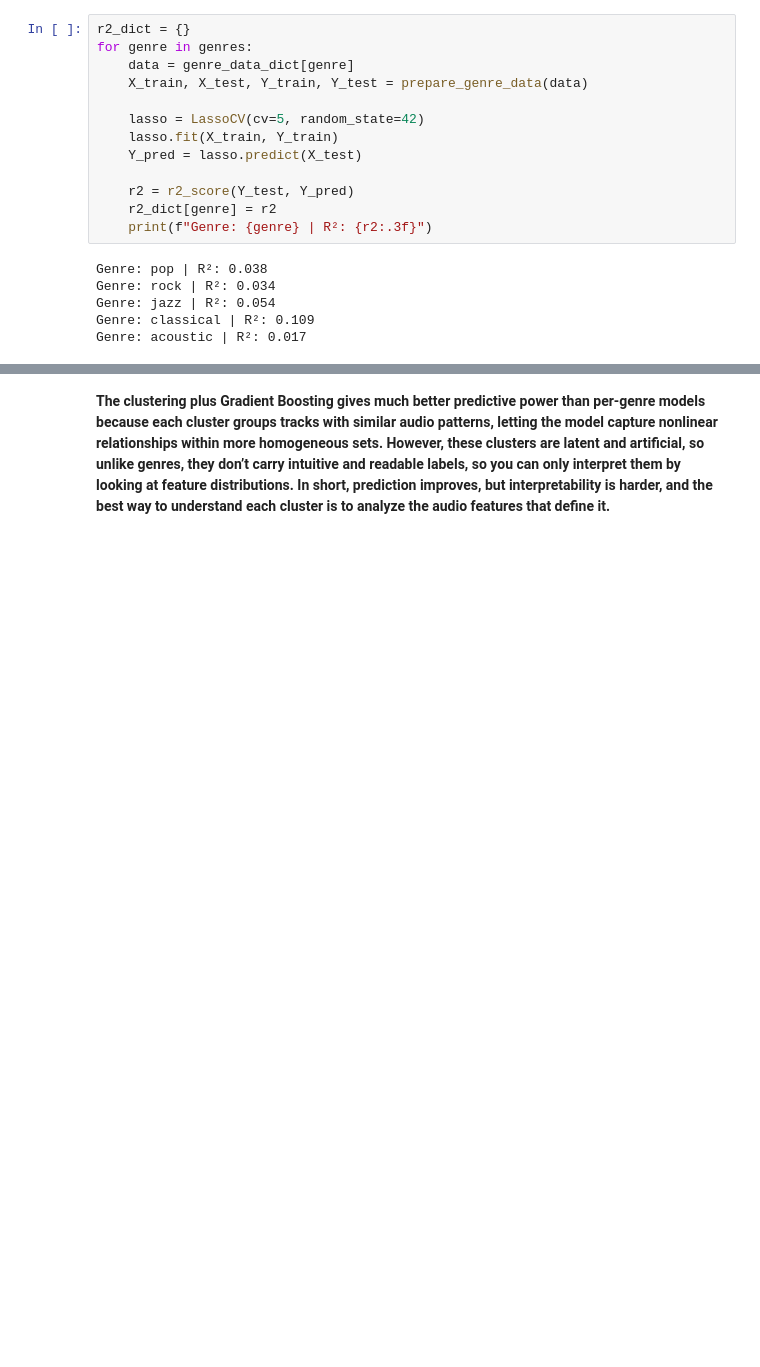
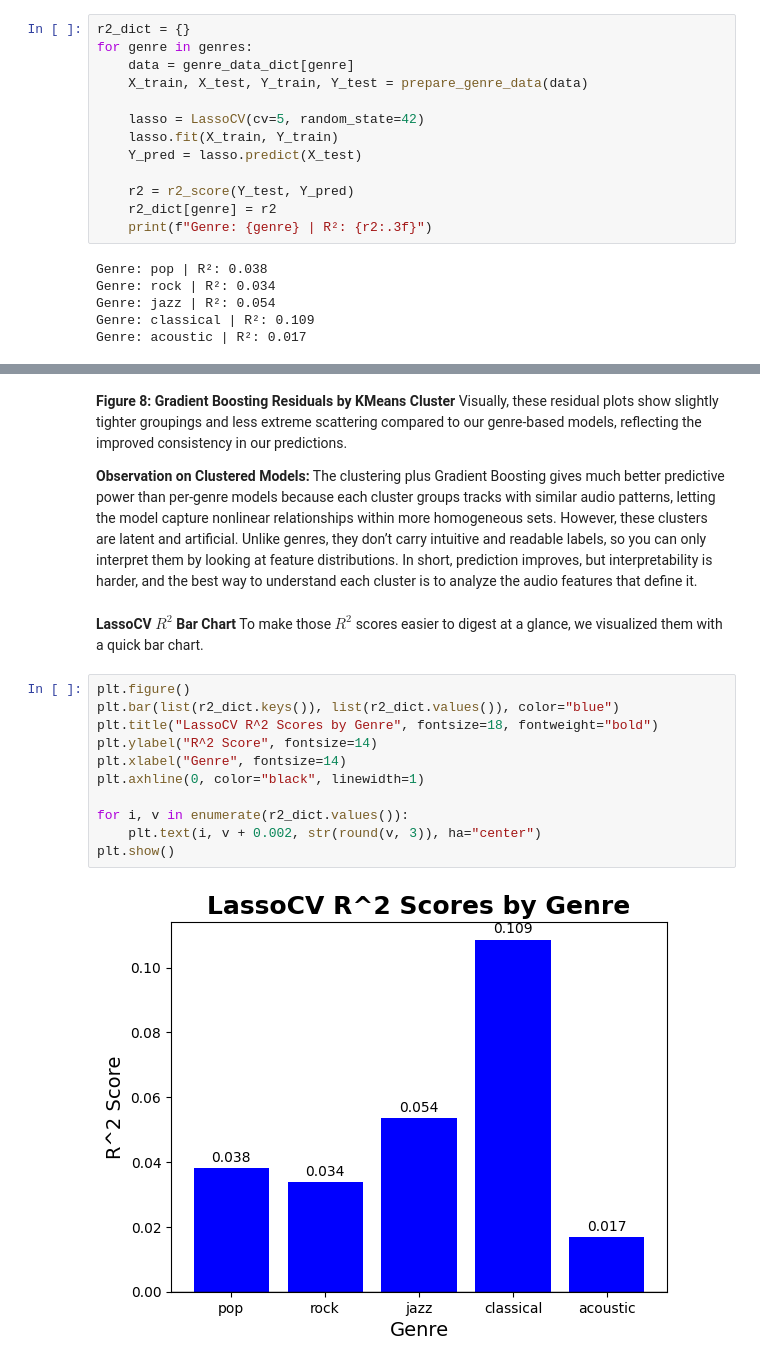
Before and after one commit to jonathand2028/Spotify-Track-Popularity-Analysis, a Jupyter notebook: main.ipynb, the cells around one changed output, grey strips where cells are left out. Drawn from its saved outputs; the diff is of its cells as text; blank space fills up the shorter version.

Commit message:
added lots of markdown interpretation and organization as well as 3 graphs

```diff
--- a/main.ipynb
+++ b/main.ipynb
@@ -506,2 +536,22 @@ Cluster 4, Gradient Boosting R^2: 0.236
 # %% [markdown]
-**The clustering plus Gradient Boosting gives much better predictive power than per-genre models because each cluster groups tracks with similar audio patterns, letting the model capture nonlinear relationships within more homogeneous sets. However, these clusters are latent and artificial, so unlike genres, they don’t carry intuitive and readable labels, so you can only interpret them by looking at feature distributions. In short, prediction improves, but interpretability is harder, and the best way to understand each cluster is to analyze the audio features that define it.**
+**Figure 8: Gradient Boosting Residuals by KMeans Cluster**
+Visually, these residual plots show slightly tighter groupings and less extreme scattering compared to our genre-based models, reflecting the improved consistency in our predictions.
+
+**Observation on Clustered Models:**
+The clustering plus Gradient Boosting gives much better predictive power than per-genre models because each cluster groups tracks with similar audio patterns, letting the model capture nonlinear relationships within more homogeneous sets. However, these clusters are latent and artificial. Unlike genres, they don’t carry intuitive and readable labels, so you can only interpret them by looking at feature distributions. In short, prediction improves, but interpretability is harder, and the best way to understand each cluster is to analyze the audio features that define it.
+# %% [markdown]
+**LassoCV $R^2$ Bar Chart**
+To make those $R^2$ scores easier to digest at a glance, we visualized them with a quick bar chart.
+# %%
+plt.figure()
+plt.bar(list(r2_dict.keys()), list(r2_dict.values()), color="blue")
+plt.title("LassoCV R^2 Scores by Genre", fontsize=18, fontweight="bold")
+plt.ylabel("R^2 Score", fontsize=14)
+plt.xlabel("Genre", fontsize=14)
+plt.axhline(0, color="black", linewidth=1)
+
+for i, v in enumerate(r2_dict.values()):
+    plt.text(i, v + 0.002, str(round(v, 3)), ha="center")
+plt.show()
+# %% [output]
+[figure, added]
```
Also changed, not shown: parts of 30 cells of this notebook.
